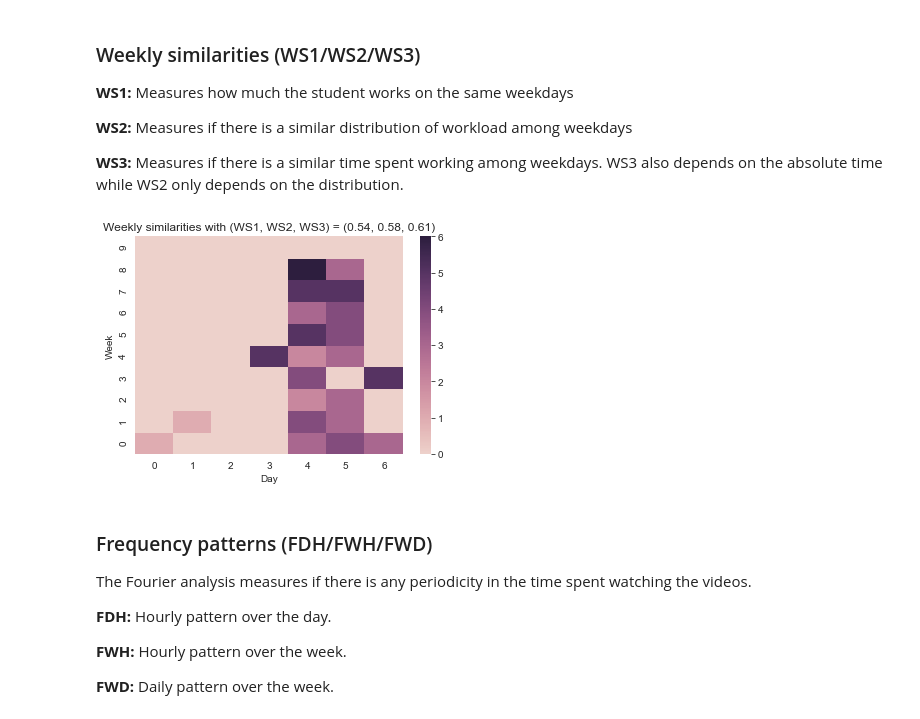
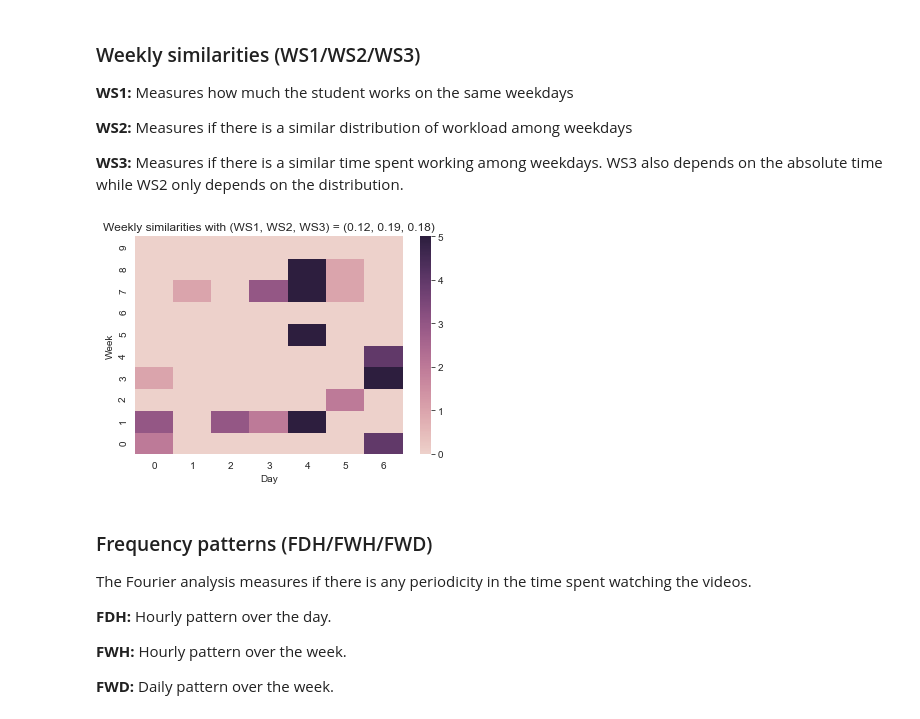
Before and after one commit to epfl-ml4ed/flipped-classroom, a Jupyter notebook: notebooks/Regularity.ipynb, the cells around one changed output. Cells and saved outputs as stored; diff of their text form; code cells hidden in the pictures.

```diff
--- a/notebooks/Regularity.ipynb
+++ b/notebooks/Regularity.ipynb
@@ -388,13 +388,7 @@ def chi2_divergence(p1, p2, a1, a2):
     if (len(union) == 0): return np.nan
     return 1 - (1 / len(union)) * np.sum(np.square(frac))
 
-def WS1(Lw, T):
-    hist = days_active(Lw, T)
-    res = []
-    for i in range(Lw):
-        for j in range(i + 1, Lw):
-            res.append(similarity_days(hist[i], hist[j]))
-    return np.mean(res)
+
 
 def WS2(Lw, T):
     profile = activity_profile(Lw, T)
@@ -440,13 +434,13 @@ def plot_WS(X, studentID=0):
     plt.ylabel('Week')
     plt.xlabel('Day')
 # %%
-plot_WS(df_clean,46461)
+plot_WS(df_clean, 46587)
 # 47712 all on sundays
 # 10118 all at the beginning of the week
 # 49212 a session of 10 hours
 # 46461 all on weekend
 # %% [output]
-[figure, old version]
+[figure, new version]
 # %% [markdown]
 ### Frequency patterns (FDH/FWH/FWD)
 
```
Also changed, not shown: parts of 2 cells of this notebook, 1 other file.
